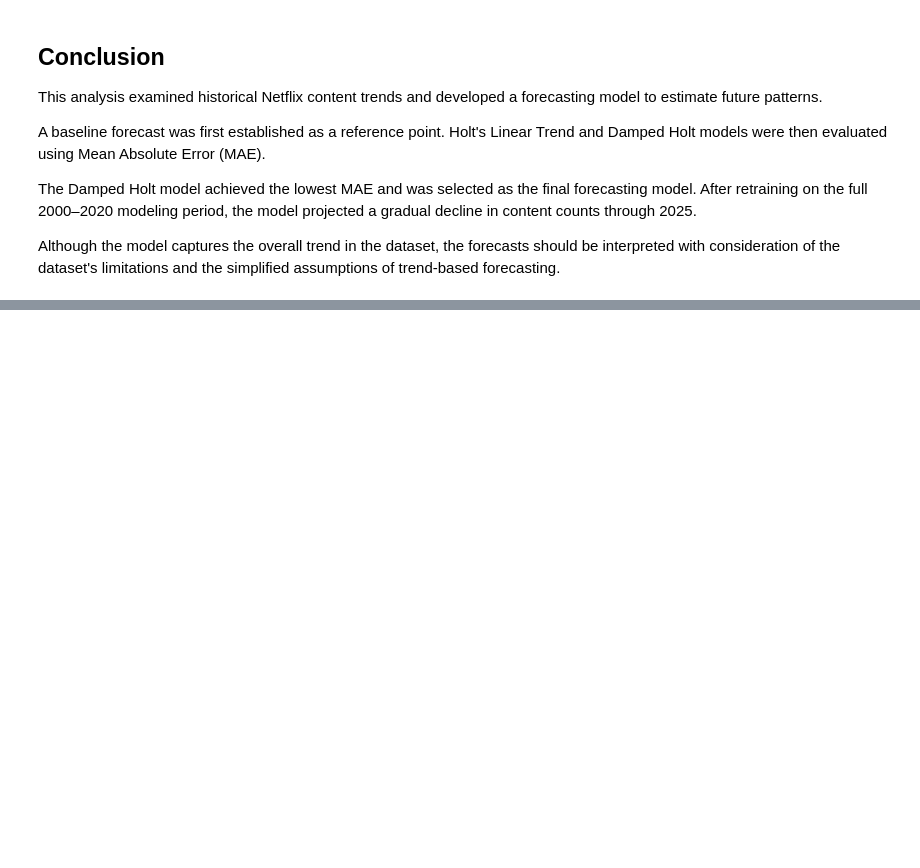
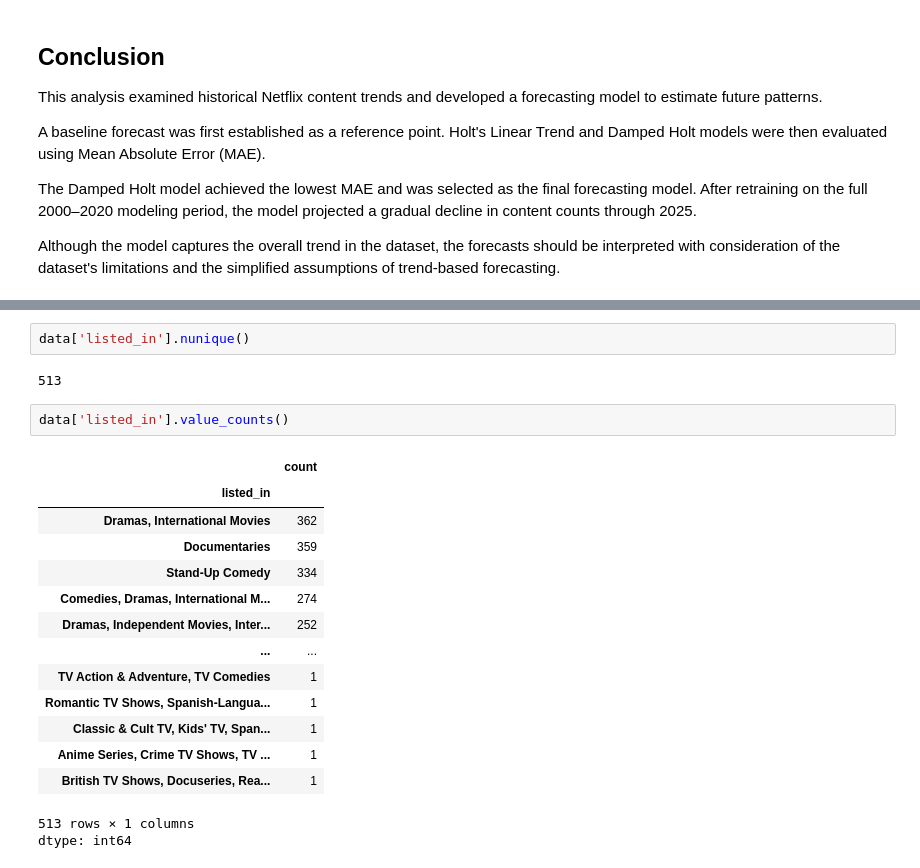
Before and after one commit to ahmedmamdouh111/Netflix-data-science-internship, a Jupyter notebook: Netflix_Data_Science_Internship.ipynb, the cells around one changed output, grey strips where cells are left out. Saved outputs shown, nothing was run; the diff lists cells and outputs as text; blank space fills up the shorter version.

```diff
--- a/Netflix_Data_Science_Internship.ipynb
+++ b/Netflix_Data_Science_Internship.ipynb
@@ -1620,0 +1724,22 @@ Although the model captures the overall trend in the dataset, the forecasts shou
+# %%
+data['listed_in'].nunique()
+# %% [output]
+513
+# %%
+data['listed_in'].value_counts()
+# %% [output]
+|  | count |
+| listed_in |  |
+| Dramas, International Movies | 362 |
+| Documentaries | 359 |
+| Stand-Up Comedy | 334 |
+| Comedies, Dramas, International M... | 274 |
+| Dramas, Independent Movies, Inter... | 252 |
+| ... | ... |
+| TV Action & Adventure, TV Comedies | 1 |
+| Romantic TV Shows, Spanish-Langua... | 1 |
+| Classic & Cult TV, Kids' TV, Span... | 1 |
+| Anime Series, Crime TV Shows, TV ... | 1 |
+| British TV Shows, Docuseries, Rea... | 1 |
+513 rows × 1 columns
+dtype: int64
```
Also changed, not shown: parts of 32 cells of this notebook.
